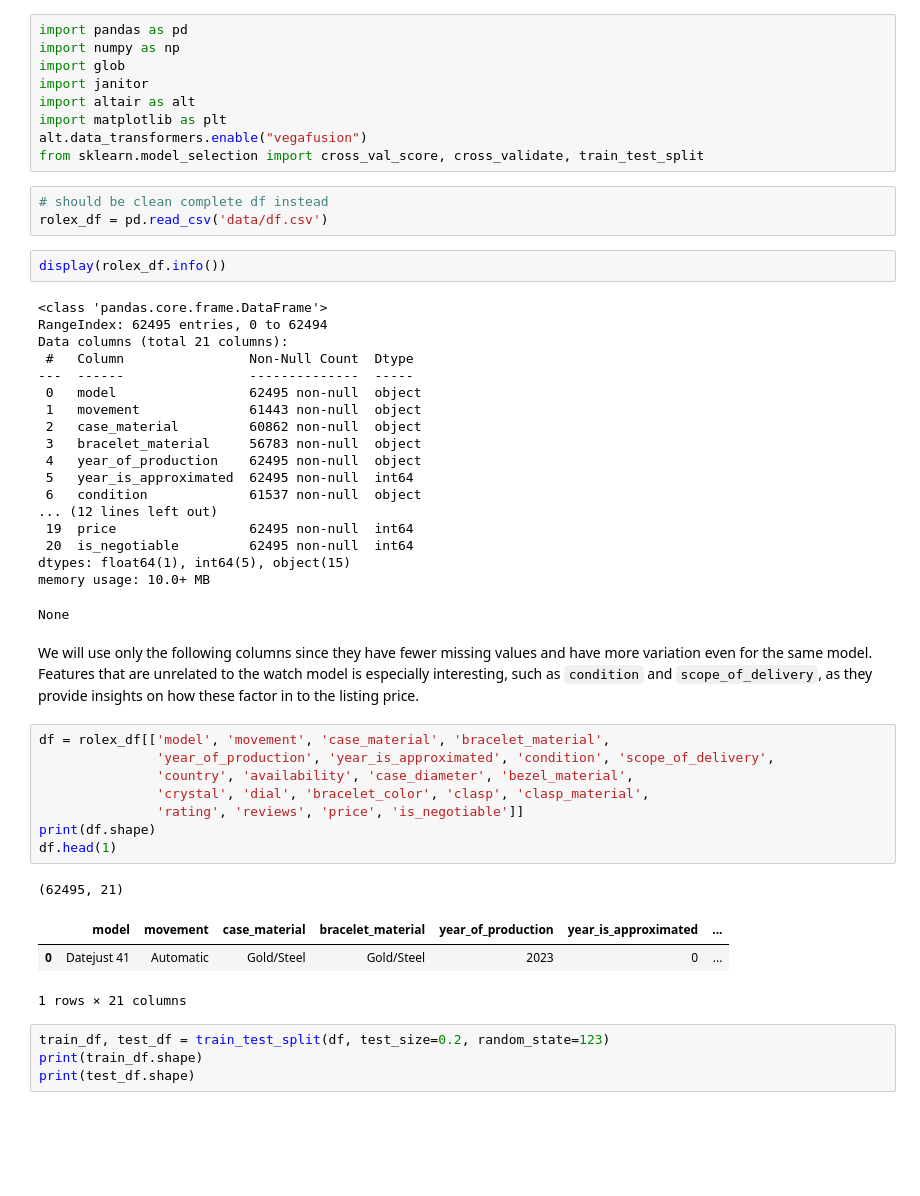
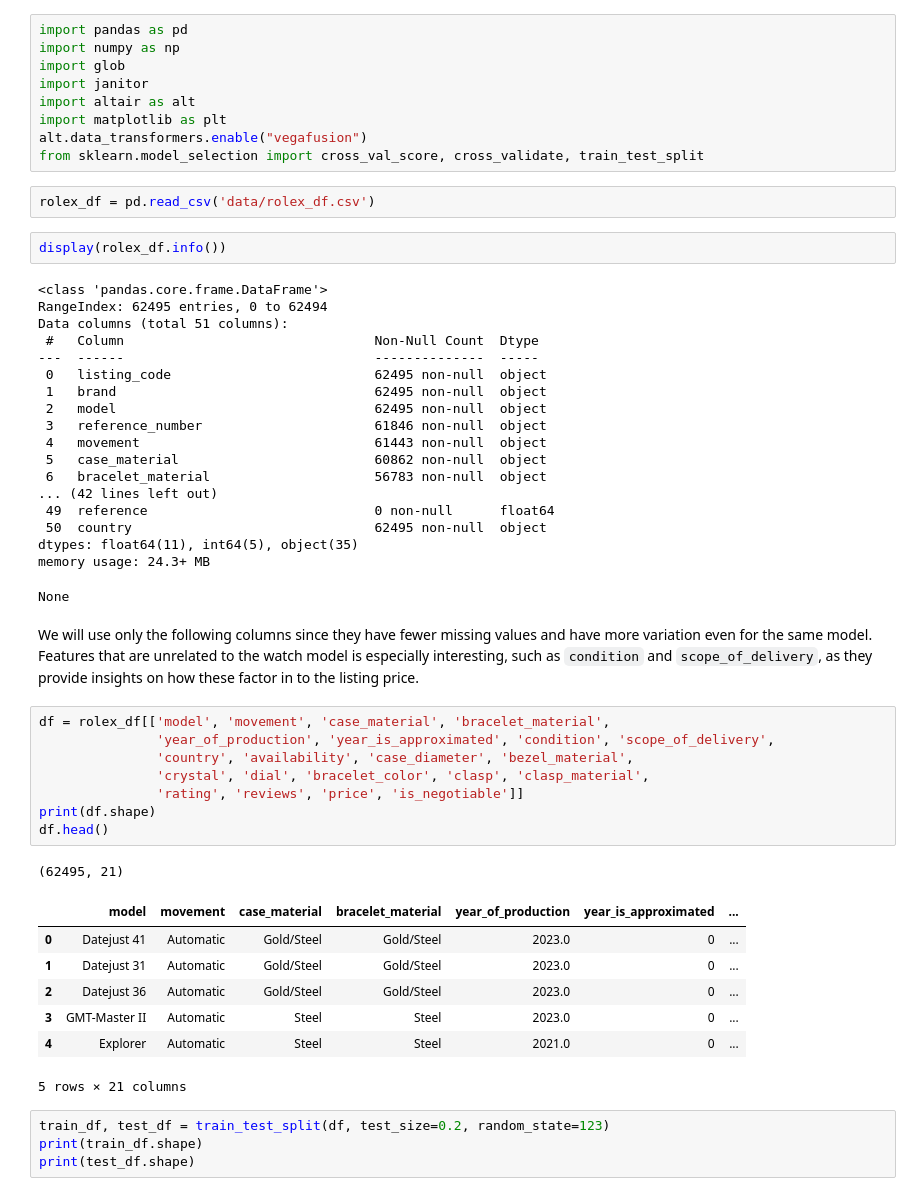
Before and after one commit to fohy24/Rolex-fair-price-predictor, a Jupyter notebook: EDA.ipynb, the cells around one changed output. Saved outputs shown, nothing was run; the diff lists cells and outputs as text; blank space fills up the shorter version.

Commit message:
rerun EDA with new wrangled clean complete df

```diff
--- a/EDA.ipynb
+++ b/EDA.ipynb
@@ -7,45 +7,48 @@ import altair as alt
 import matplotlib as plt
 alt.data_transformers.enable("vegafusion")
 from sklearn.model_selection import cross_val_score, cross_validate, train_test_split
-# %%
-# should be clean complete df instead
-rolex_df = pd.read_csv('data/df.csv')
+# %%
+rolex_df = pd.read_csv('data/rolex_df.csv')
 # %%
 display(rolex_df.info())
 # %% [output]
 <class 'pandas.core.frame.DataFrame'>
 RangeIndex: 62495 entries, 0 to 62494
-Data columns (total 21 columns):
- #   Column                Non-Null Count  Dtype
----  ------                --------------  -----
- 0   model                 62495 non-null  object
- 1   movement              61443 non-null  object
- 2   case_material         60862 non-null  object
- 3   bracelet_material     56783 non-null  object
- 4   year_of_production    62495 non-null  object
- 5   year_is_approximated  62495 non-null  int64
- 6   condition             61537 non-null  object
-... (12 lines left out)
- 19  price                 62495 non-null  int64
- 20  is_negotiable         62495 non-null  int64
-dtypes: float64(1), int64(5), object(15)
-memory usage: 10.0+ MB
+Data columns (total 51 columns):
+ #   Column                                Non-Null Count  Dtype
+---  ------                                --------------  -----
+ 0   listing_code                          62495 non-null  object
+ 1   brand                                 62495 non-null  object
+ 2   model                                 62495 non-null  object
+ 3   reference_number                      61846 non-null  object
+ 4   movement                              61443 non-null  object
+ 5   case_material                         60862 non-null  object
+ 6   bracelet_material                     56783 non-null  object
+... (42 lines left out)
+ 49  reference                             0 non-null      float64
+ 50  country                               62495 non-null  object
+dtypes: float64(11), int64(5), object(35)
+memory usage: 24.3+ MB
 None
 # %% [markdown]
 We will use only the following columns since they have fewer missing values and have more variation even for the same model. Features that are unrelated to the watch model is especially interesting, such as `condition` and `scope_of_delivery`, as they provide insights on how these factor in to the listing price.
 # %%
 df = rolex_df[['model', 'movement', 'case_material', 'bracelet_material',
                'year_of_production', 'year_is_approximated', 'condition', 'scope_of_delivery',
                'country', 'availability', 'case_diameter', 'bezel_material',
                'crystal', 'dial', 'bracelet_color', 'clasp', 'clasp_material',
                'rating', 'reviews', 'price', 'is_negotiable']]
 print(df.shape)
-df.head(1)
+df.head()
 # %% [output]
 (62495, 21)
 |  | model | movement | case_material | bracelet_material | year_of_production | year_is_approximated | ... |
-| 0 | Datejust 41 | Automatic | Gold/Steel | Gold/Steel | 2023 | 0 | ... |
+| 0 | Datejust 41 | Automatic | Gold/Steel | Gold/Steel | 2023.0 | 0 | ... |
+| 1 | Datejust 31 | Automatic | Gold/Steel | Gold/Steel | 2023.0 | 0 | ... |
+| 2 | Datejust 36 | Automatic | Gold/Steel | Gold/Steel | 2023.0 | 0 | ... |
+| 3 | GMT-Master II | Automatic | Steel | Steel | 2023.0 | 0 | ... |
+| 4 | Explorer | Automatic | Steel | Steel | 2021.0 | 0 | ... |
-1 rows × 21 columns
+5 rows × 21 columns
 # %%
 train_df, test_df = train_test_split(df, test_size=0.2, random_state=123)
 print(train_df.shape)
```
Also changed, not shown: parts of 2 cells of this notebook.
